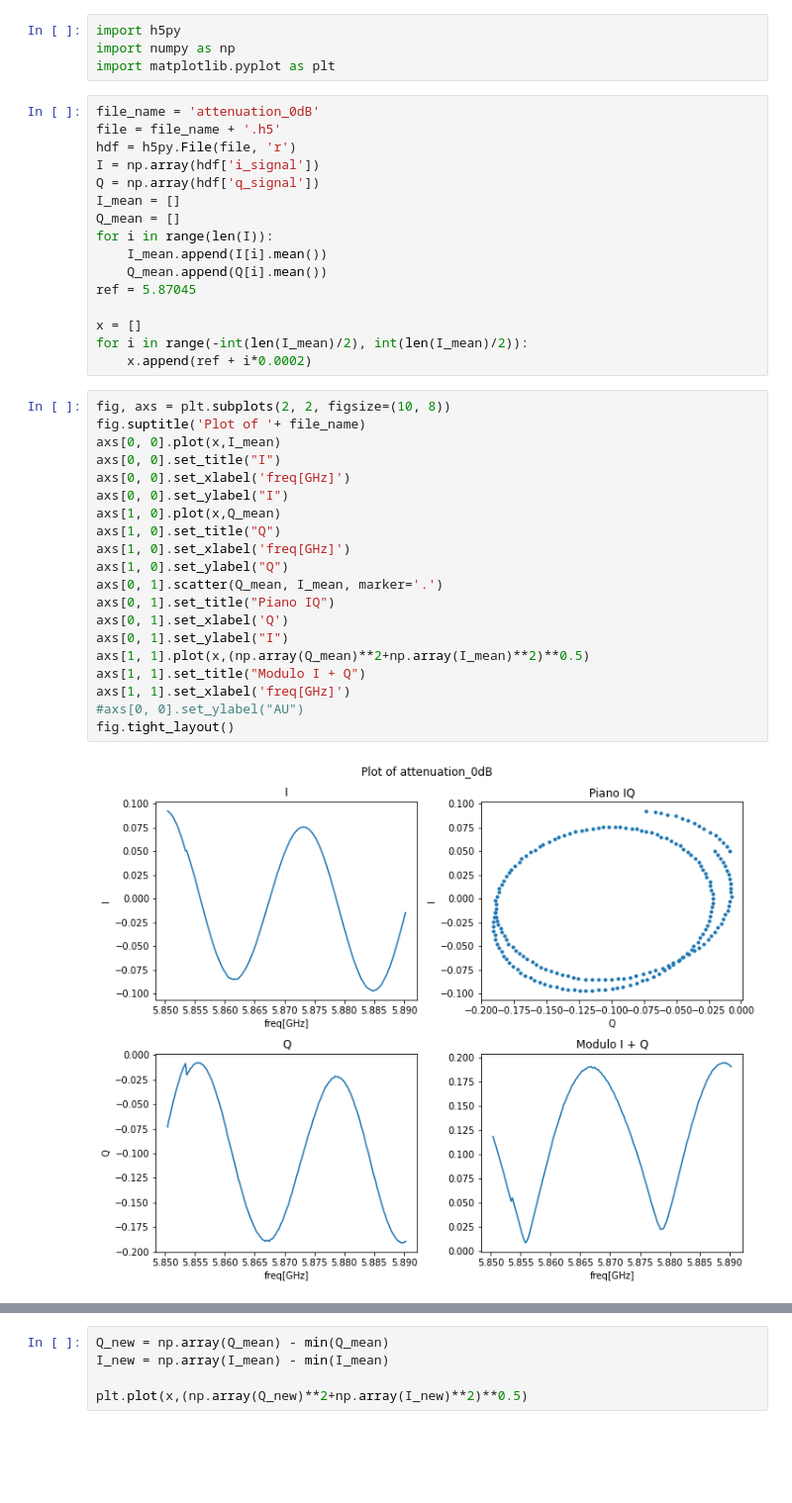
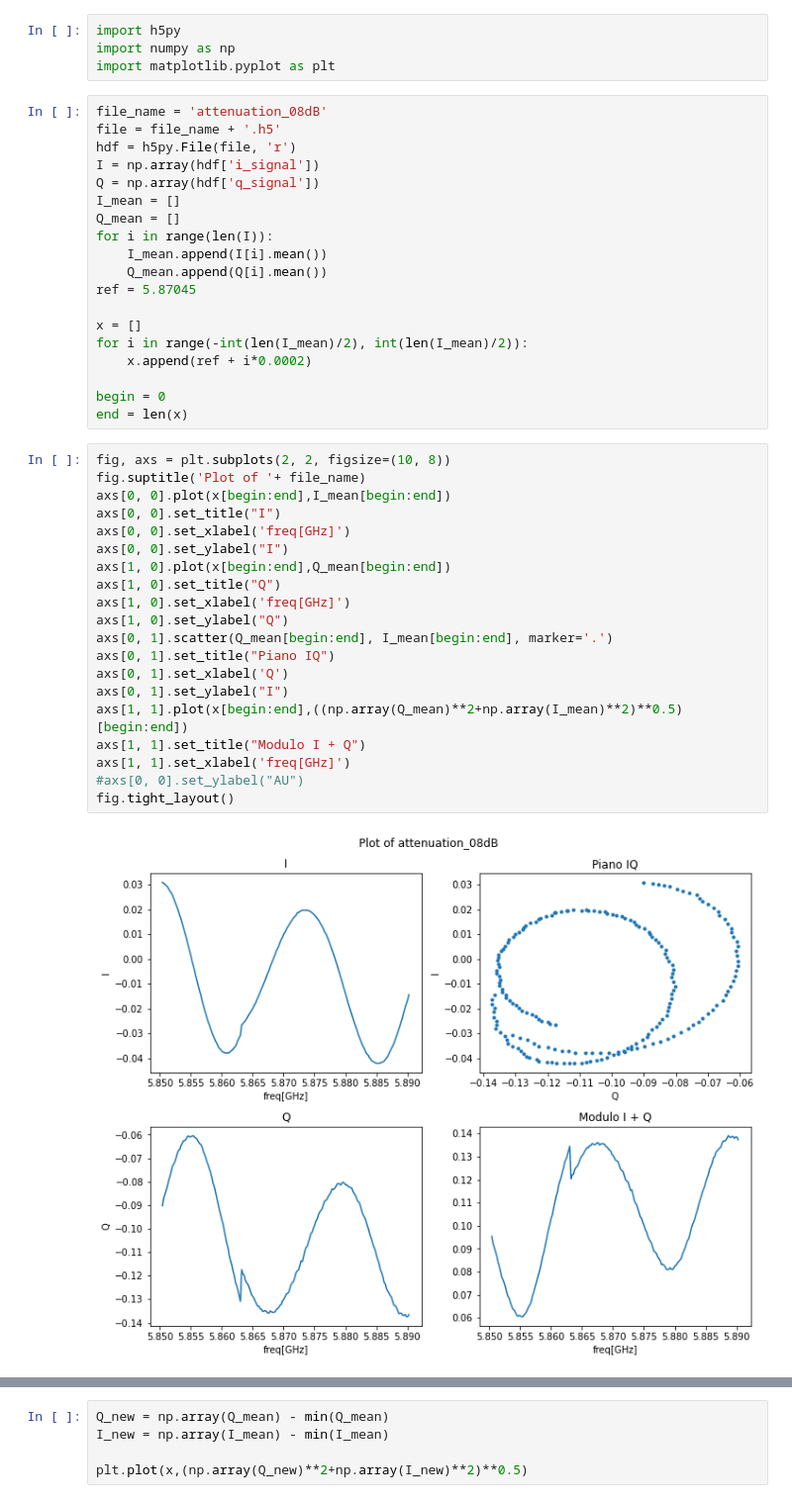
Before and after one commit to biqute/QTLab2122, a Jupyter notebook: SingleIRsource/analysis/analysis.ipynb, the cells around one changed output, grey strips where cells are left out. Shown at 99% size. Drawn from its saved outputs; the diff is of its cells as text; blank space fills up the shorter version.

```diff
--- a/SingleIRsource/analysis/analysis.ipynb
+++ b/SingleIRsource/analysis/analysis.ipynb
@@ -3,7 +3,7 @@ import h5py
 import numpy as np
 import matplotlib.pyplot as plt
 # %%
-file_name = 'attenuation_0dB'
+file_name = 'attenuation_08dB'
 file = file_name + '.h5'
 hdf = h5py.File(file, 'r')
 I = np.array(hdf['i_signal'])
@@ -18,27 +18,30 @@ ref = 5.87045
 x = []
 for i in range(-int(len(I_mean)/2), int(len(I_mean)/2)):
     x.append(ref + i*0.0002)
+
+begin = 0
+end = len(x)
 # %%
 fig, axs = plt.subplots(2, 2, figsize=(10, 8))
 fig.suptitle('Plot of '+ file_name)
-axs[0, 0].plot(x,I_mean)
+axs[0, 0].plot(x[begin:end],I_mean[begin:end])
 axs[0, 0].set_title("I")
 axs[0, 0].set_xlabel('freq[GHz]')
 axs[0, 0].set_ylabel("I")
-axs[1, 0].plot(x,Q_mean)
+axs[1, 0].plot(x[begin:end],Q_mean[begin:end])
 axs[1, 0].set_title("Q")
 axs[1, 0].set_xlabel('freq[GHz]')
 axs[1, 0].set_ylabel("Q")
-axs[0, 1].scatter(Q_mean, I_mean, marker='.')
+axs[0, 1].scatter(Q_mean[begin:end], I_mean[begin:end], marker='.')
 axs[0, 1].set_title("Piano IQ")
 axs[0, 1].set_xlabel('Q')
 axs[0, 1].set_ylabel("I")
-axs[1, 1].plot(x,(np.array(Q_mean)**2+np.array(I_mean)**2)**0.5)
+axs[1, 1].plot(x[begin:end],((np.array(Q_mean)**2+np.array(I_mean)**2)**0.5)[begin:end])
 axs[1, 1].set_title("Modulo I + Q")
 axs[1, 1].set_xlabel('freq[GHz]')
 #axs[0, 0].set_ylabel("AU")
 fig.tight_layout()
 # %% [output]
-[figure, old version]
+[figure, new version]
 # %%
 fig.patch.set_facecolor('white')
```
Also changed, not shown: parts of 1 cell of this notebook, 19 other files.
